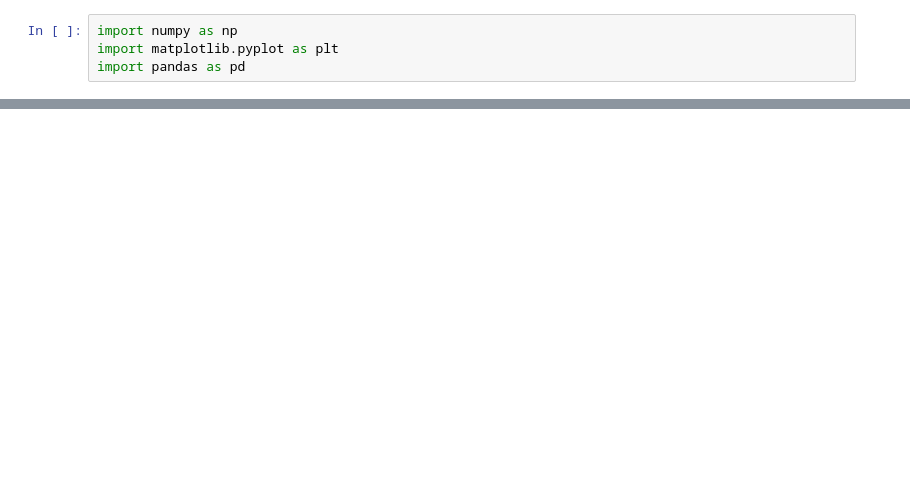
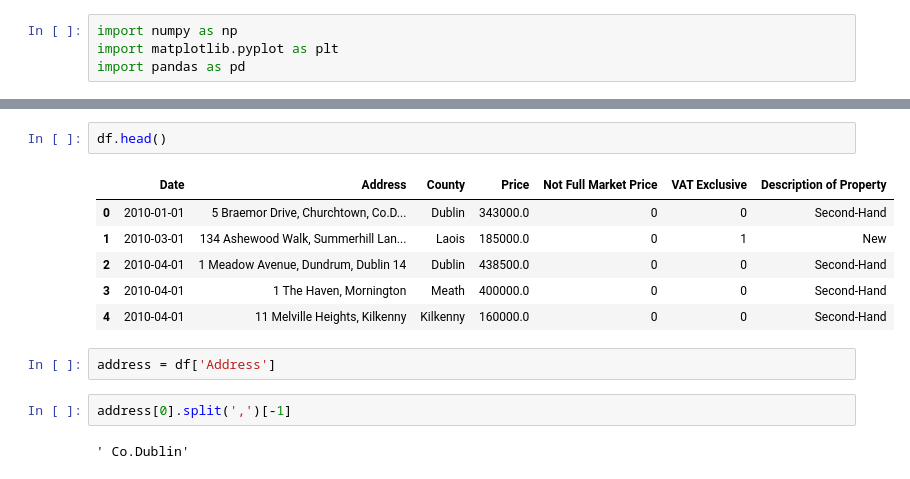
Before and after one commit to iamstarstuff/Ireland-PPR, a Jupyter notebook: EDA.ipynb, the cells around one changed output, grey strips where cells are left out. Cells and saved outputs as stored; diff of their text form; blank space fills up the shorter version.

```diff
--- a/EDA.ipynb
+++ b/EDA.ipynb
@@ -54,0 +245,15 @@ array(['Dublin', 'Laois', 'Meath', 'Kilkenny', 'Limerick', 'Carlow',
+# %%
+df.head()
+# %% [output]
+|  | Date | Address | County | Price | Not Full Market Price | VAT Exclusive | Description of Property |
+| 0 | 2010-01-01 | 5 Braemor Drive, Churchtown, Co.D... | Dublin | 343000.0 | 0 | 0 | Second-Hand |
+| 1 | 2010-03-01 | 134 Ashewood Walk, Summerhill Lan... | Laois | 185000.0 | 0 | 1 | New |
+| 2 | 2010-04-01 | 1 Meadow Avenue, Dundrum, Dublin 14 | Dublin | 438500.0 | 0 | 0 | Second-Hand |
+| 3 | 2010-04-01 | 1 The Haven, Mornington | Meath | 400000.0 | 0 | 0 | Second-Hand |
+| 4 | 2010-04-01 | 11 Melville Heights, Kilkenny | Kilkenny | 160000.0 | 0 | 0 | Second-Hand |
+# %%
+address = df['Address']
+# %%
+address[0].split(',')[-1]
+# %% [output]
+' Co.Dublin'
```
Also changed, not shown: parts of 57 cells of this notebook, 1 other file.
